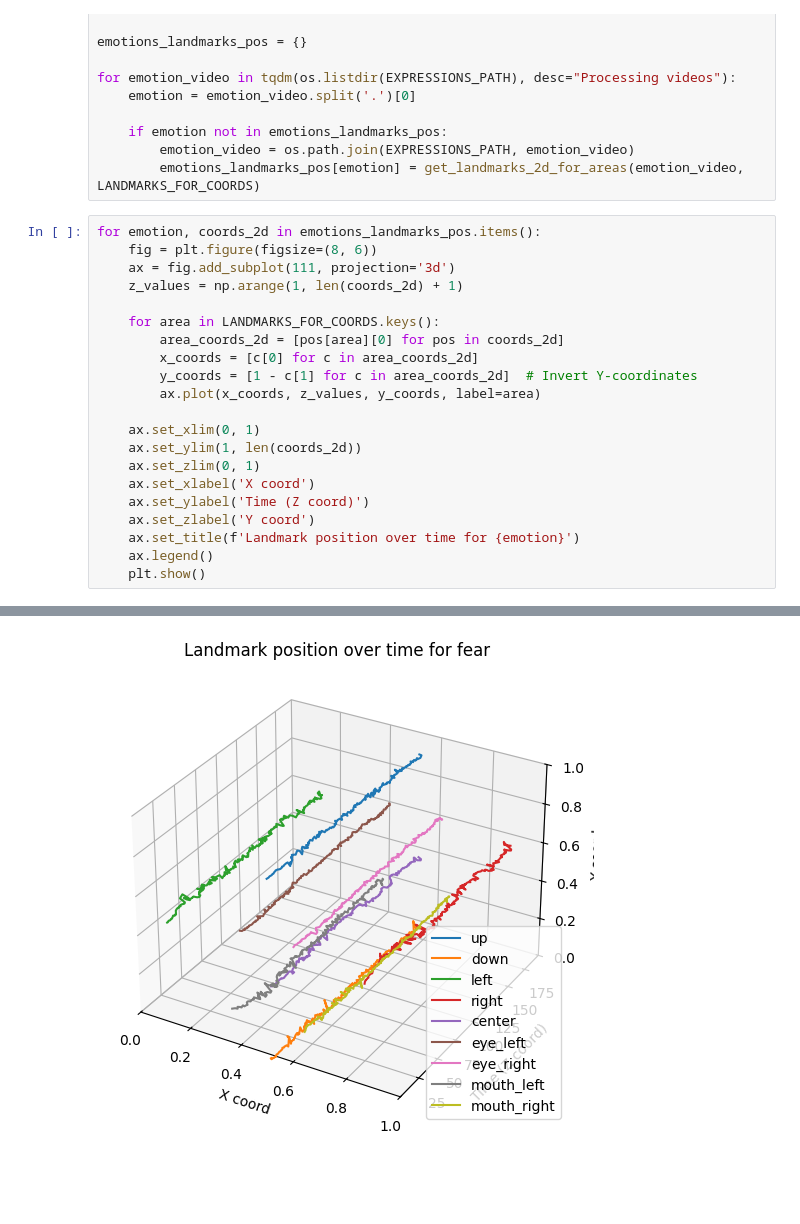
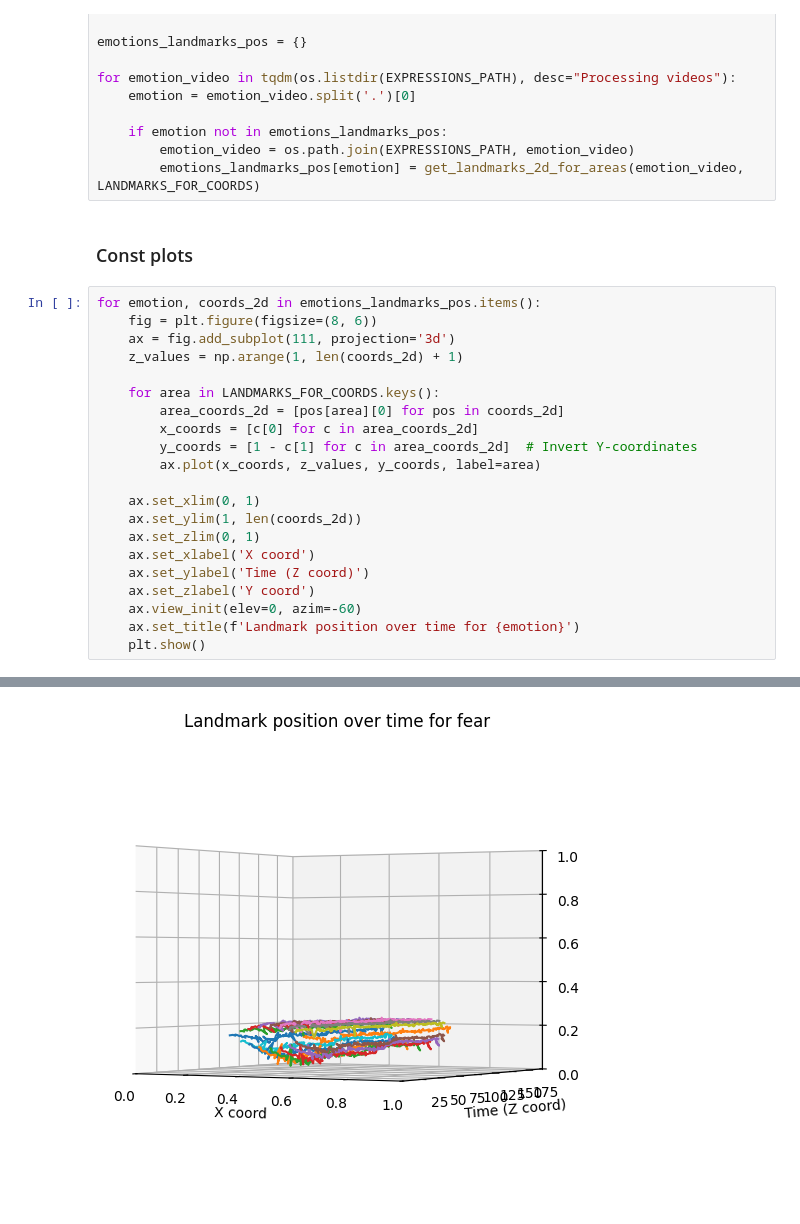
Before and after one commit to Newtoneiro/automatic-lie-detection, a Jupyter notebook: notebooks/sandboxes/face_points_movement/face_points_movement.ipynb, the cells around one changed output, grey strips where cells are left out. Drawn from its saved outputs; the diff is of its cells as text; blank space fills up the shorter version.

```diff
--- a/notebooks/sandboxes/face_points_movement/face_points_movement.ipynb
+++ b/notebooks/sandboxes/face_points_movement/face_points_movement.ipynb
@@ -285,6 +264,8 @@ for emotion_video in tqdm(os.listdir(EXPRESSIONS_PATH), desc="Processing videos"
     if emotion not in emotions_landmarks_pos:
         emotion_video = os.path.join(EXPRESSIONS_PATH, emotion_video)
         emotions_landmarks_pos[emotion] = get_landmarks_2d_for_areas(emotion_video, LANDMARKS_FOR_COORDS)
+# %% [markdown]
+### Const plots
 # %%
 for emotion, coords_2d in emotions_landmarks_pos.items():
     fig = plt.figure(figsize=(8, 6))
@@ -303,7 +284,7 @@ for emotion, coords_2d in emotions_landmarks_pos.items():
     ax.set_xlabel('X coord')
     ax.set_ylabel('Time (Z coord)')
     ax.set_zlabel('Y coord')
+    ax.view_init(elev=0, azim=-60)
     ax.set_title(f'Landmark position over time for {emotion}')
-    ax.legend()
     plt.show()
 # %% [output]
@@ -312 +293 @@ for emotion, coords_2d in emotions_landmarks_pos.items():
-[figure, old version]
+[figure, new version]
```
Also changed, not shown: parts of 8 cells of this notebook.
